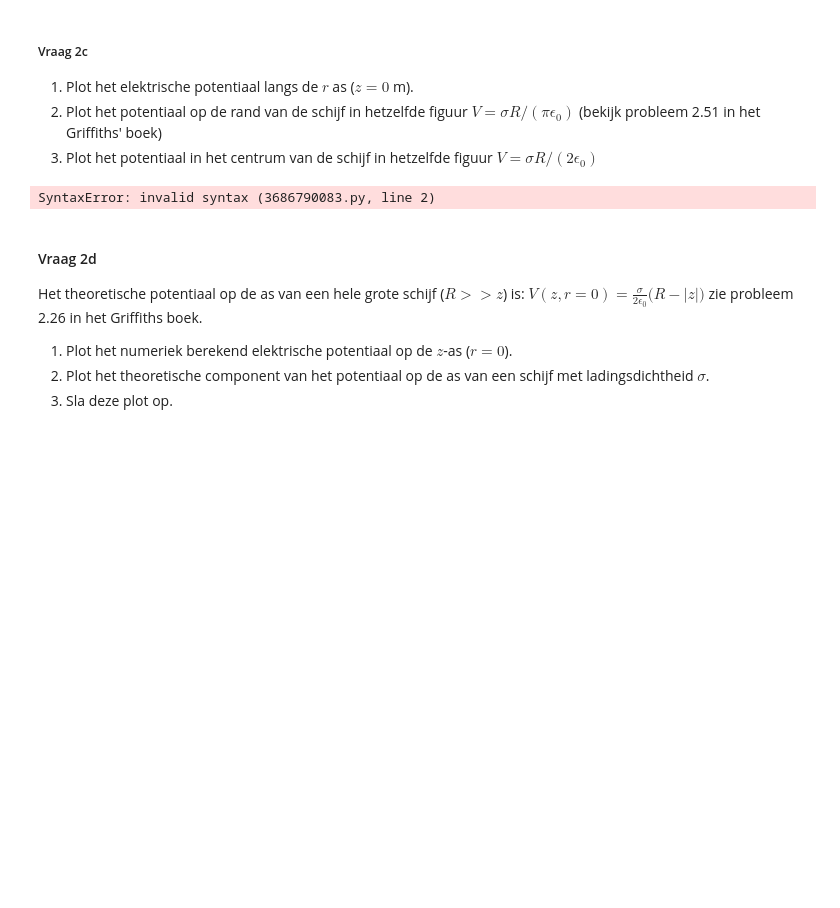
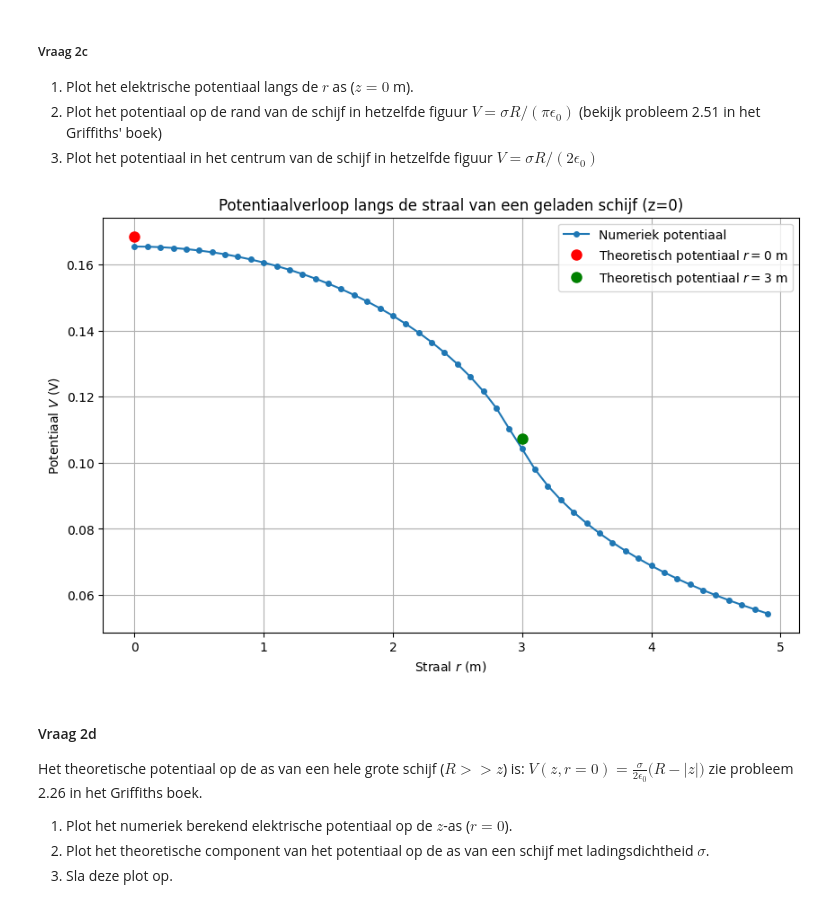
Before and after one commit to Thaverkornvanr/opdrachten-DEF-D, a Jupyter notebook: DigitaleOntwerpopdrachten/1CondensatorOpdracht/CondensatorOntwerpopdracht.ipynb, the cells around one changed output. Drawn from its saved outputs; the diff is of its cells as text; code cells hidden in the pictures; blank space fills up the shorter version.

```diff
--- a/DigitaleOntwerpopdrachten/1CondensatorOpdracht/CondensatorOntwerpopdracht.ipynb
+++ b/DigitaleOntwerpopdrachten/1CondensatorOpdracht/CondensatorOntwerpopdracht.ipynb
@@ -221,23 +221,27 @@ Ladingsdichtheid sigma (σ):    9.9490e-13 C/m^2
 (bekijk probleem 2.51 in het Griffiths' boek)
 3. Plot het potentiaal in het centrum van de schijf in hetzelfde figuur $V = \sigma R/(2 \epsilon_0)$
 # %%
-# Vul deze code aan zodat deze vraag 2.3 beantwoord.
-idx_z_zero =
+idx_z_zero = np.argmin(np.abs(z))
 
-V_0 =  # potentiaal op r = 0
+V_plot = V[idx_z_zero, :]
+V_0 = (sigma * disk_radius) / (2 * epsilon0)
+V_R = (sigma * disk_radius) / (np.pi * epsilon0)
+r_R = disk_radius
 
-V_R =  # potentiaal op de straal van de schijf
-r_R =  # straal van de schijf
+plt.figure(figsize=(10, 6))
+plt.title("Potentiaalverloop langs de straal van een geladen schijf (z=0)")
+plt.plot(r, V_plot, "o-", label="Numeriek potentiaal", markersize=4)
 
-plt.title(f"Jullie titel")
-plt.plot(r, V, "o-", label="numeriek potentiaal")
-plt.plot(0, V_0, "c.", label="theoretisch potentiaal $r$=0 m")
-plt.plot(r_R, V_R, "c.", label="theoretisch potentiaal $r$=$R$ m")
+plt.plot(0, V_0, "ro", label="Theoretisch potentiaal $r=0$ m", markersize=8)
+plt.plot(r_R, V_R, "go", label=f"Theoretisch potentiaal $r={r_R}$ m", markersize=8)
+
 plt.legend()
-plt.xlabel("Een relevante eenheid")
-plt.ylabel("Een relevante eenheid")
+plt.xlabel("Straal $r$ (m)")
+plt.ylabel("Potentiaal $V$ (V)")
+plt.grid(True)
+plt.show()
 # %% [output]
-SyntaxError: invalid syntax (3686790083.py, line 2)
+[figure, added]
 # %% [markdown]
 #### Vraag 2d
 
```
Also changed, not shown: parts of 2 cells of this notebook, 2 other files.
